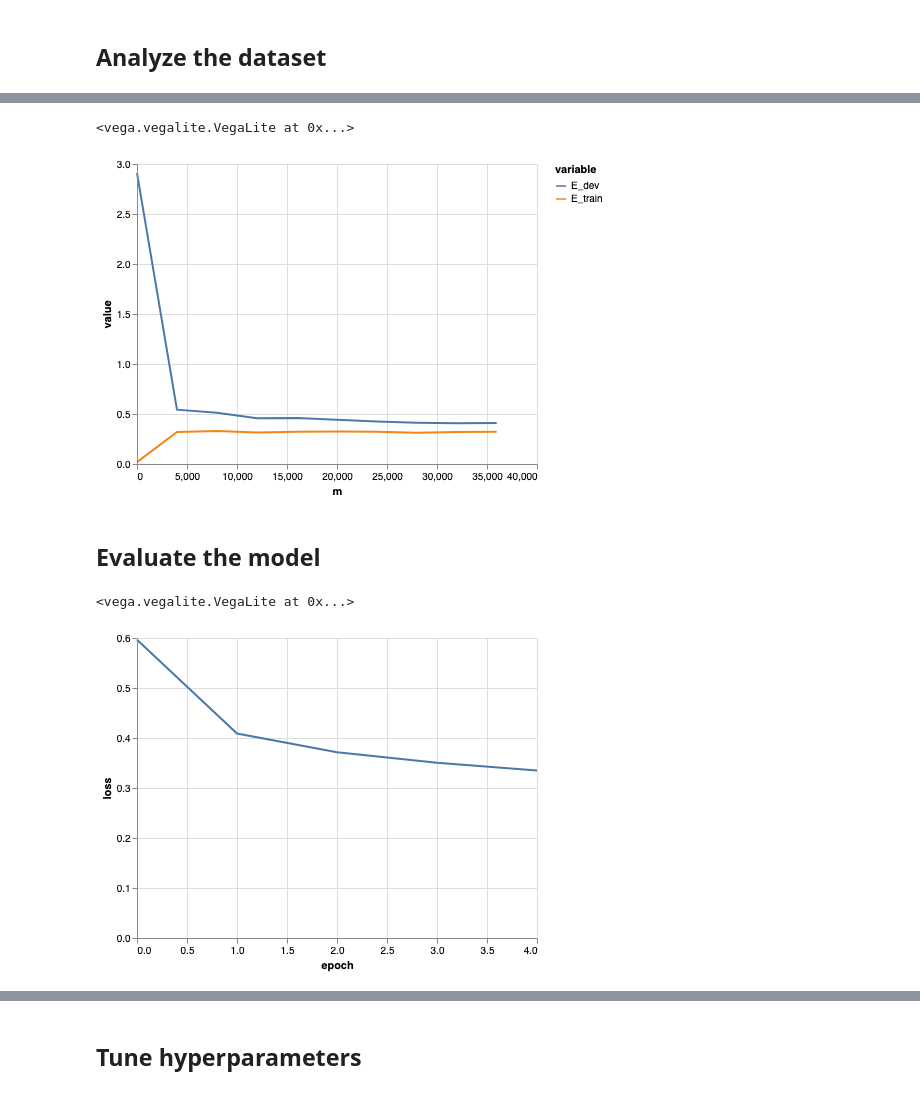
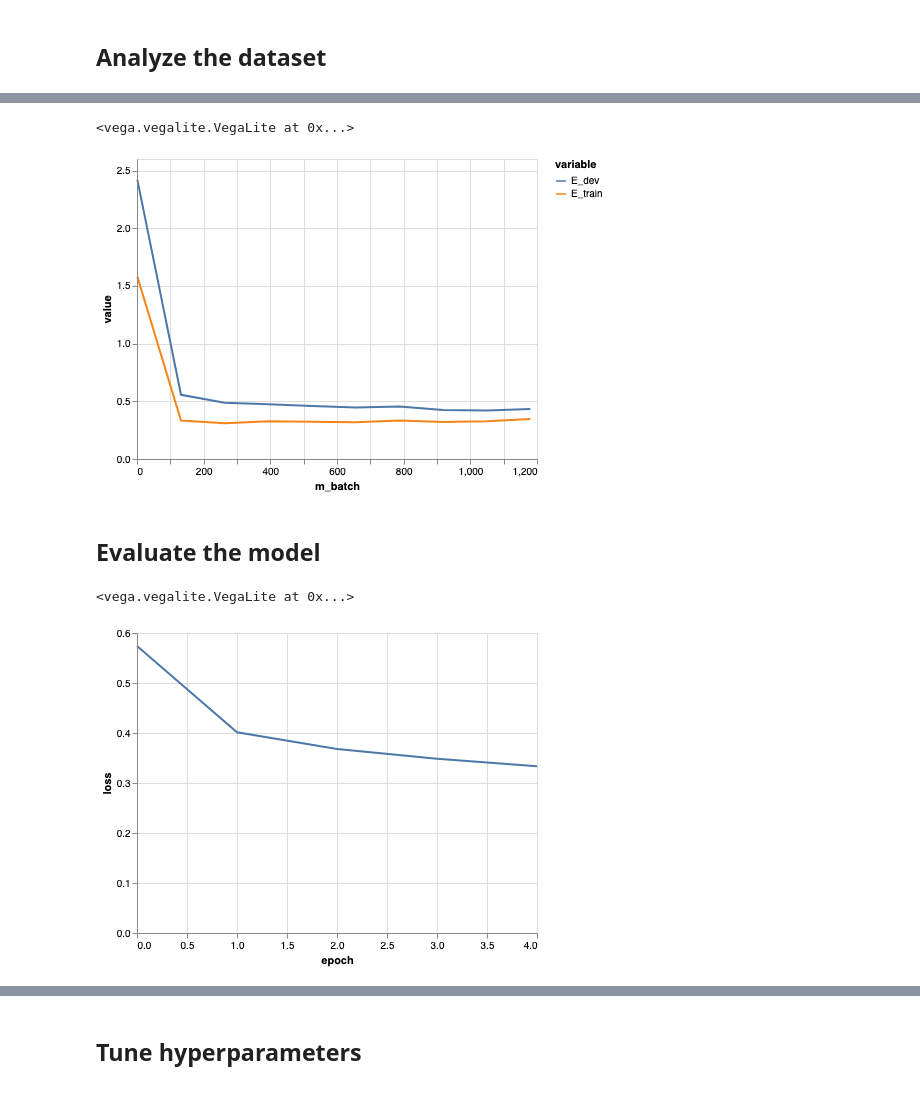
Before and after one commit to manifest/machine-learning-notebook, a Jupyter notebook: tensorflow/classification.nn.ipynb, the cells around one changed output, grey strips where cells are left out. Drawn from its saved outputs; the diff is of its cells as text; code cells hidden in the pictures.

Commit message:
Update the adapter, specify its loss function. Add experiments.

```diff
--- a/tensorflow/classification.nn.ipynb
+++ b/tensorflow/classification.nn.ipynb
@@ -11,14 +13,14 @@ alt.renderers.enable('notebook')
 # %%
 data = mlts.io.merge([
     pd.read_csv('../data/fashion-mnist/fashion-mnist_train.csv'),
-    pd.read_csv('../data/fashion-mnist/fashion-mnist_train.csv')
+    pd.read_csv('../data/fashion-mnist/fashion-mnist_train.csv'),
 ])
 # %%
 mlts.io.check(data)
 # %%
 K = len(data.iloc[:, 0].value_counts())
-ds_train, ds_dev, ds_test, mu, sigma = \
-    mlts.io.normalize(mlts.io.split(data, ycol=0, shape=(35968), seed=1))
+dss, mu, sigma = mlts.io.normalize(mlts.io.split(data, ycol=0, shape=(42048), seed=1))
+ds_train, ds_dev, ds_test = mlts.tf.to_dataset(dss, batch_size=32)
 # %% [markdown]
 ## Implement the model
 # %%
@@ -102,10 +104,9 @@ _________________________________________________________________
 # %% [markdown]
 ## Analyze the dataset
 # %%
-ad = FasionMNISTAdapter({"epochs": 5, "seed": 1})
-m_hist = ad.analyze_dataset(ds_train, ds_dev)
-alt.Chart(m_hist.melt(id_vars="m")).mark_line().encode(
-    x = "m",
+m_hist = FasionMNISTAdapter.analyze_dataset(mlts.tf.adapter.Options(epochs=5, seed=1), {}, ds_train, ds_dev)
+alt.Chart(m_hist.melt(id_vars="m_batch")).mark_line().encode(
+    x = "m_batch",
     y = "value",
     color = "variable"
 )
@@ -115,19 +116,19 @@ W0806 11:43:49.535557 4569732544 deprecation.py:323] From /Users/manifest/projec
 Instructions for updating:
 Use tf.where in 2.0, which has the same broadcast rule as np.where
 <vega.vegalite.VegaLite at 0x...>
-[figure, old version]
+[figure, new version]
 # %% [markdown]
 ## Evaluate the model
 # %%
-ad = FasionMNISTAdapter({"epochs": 5, "seed": 1}, metrics=["accuracy"])
-ad.fit(ds_train)
+ad = FasionMNISTAdapter(mlts.tf.adapter.Options(epochs=5, seed=1))
+ad.fit(ds_train, metrics=["accuracy"])
 alt.Chart(ad.metrics_history().reset_index()).mark_line().encode(
     x = "epoch",
     y = "loss",
 )
 # %% [output]
 <vega.vegalite.VegaLite at 0x...>
-[figure, old version]
+[figure, new version]
 # %%
 ad.generalized_metrics(ds_dev, ds_test)
 # %% [output]
```
Also changed, not shown: parts of 14 cells of this notebook, 3 other files.
